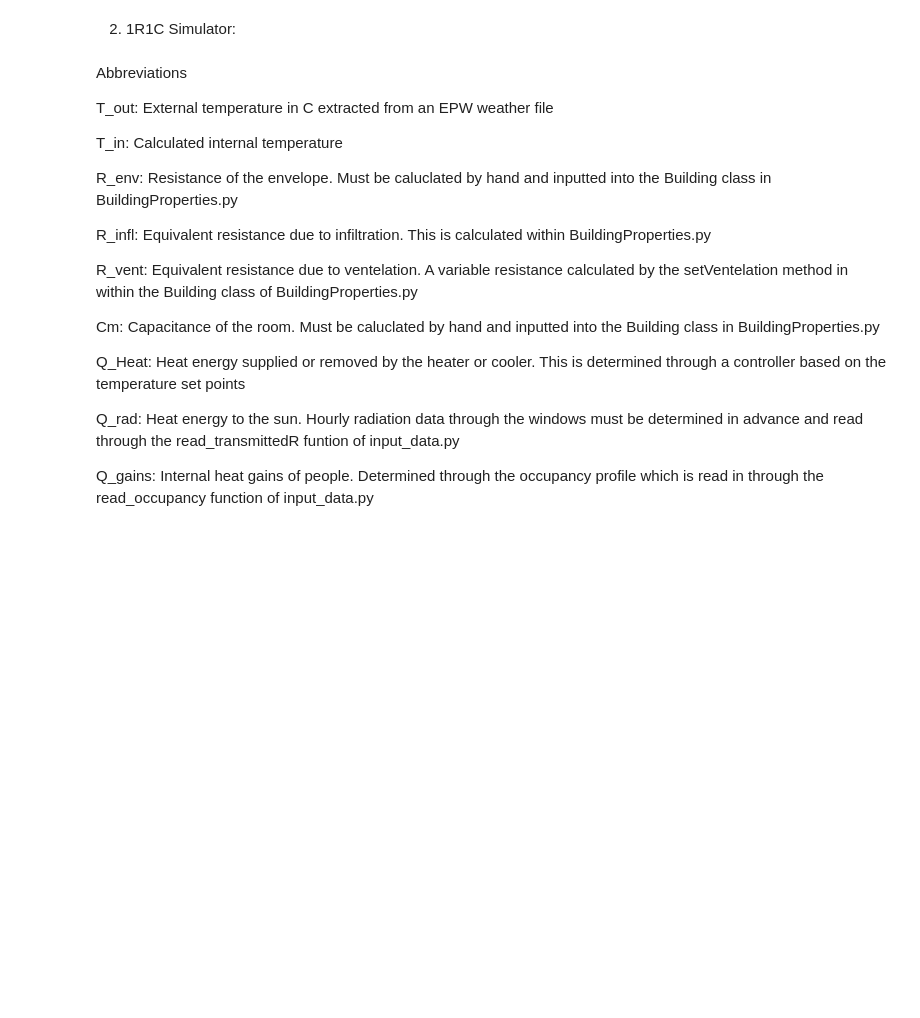
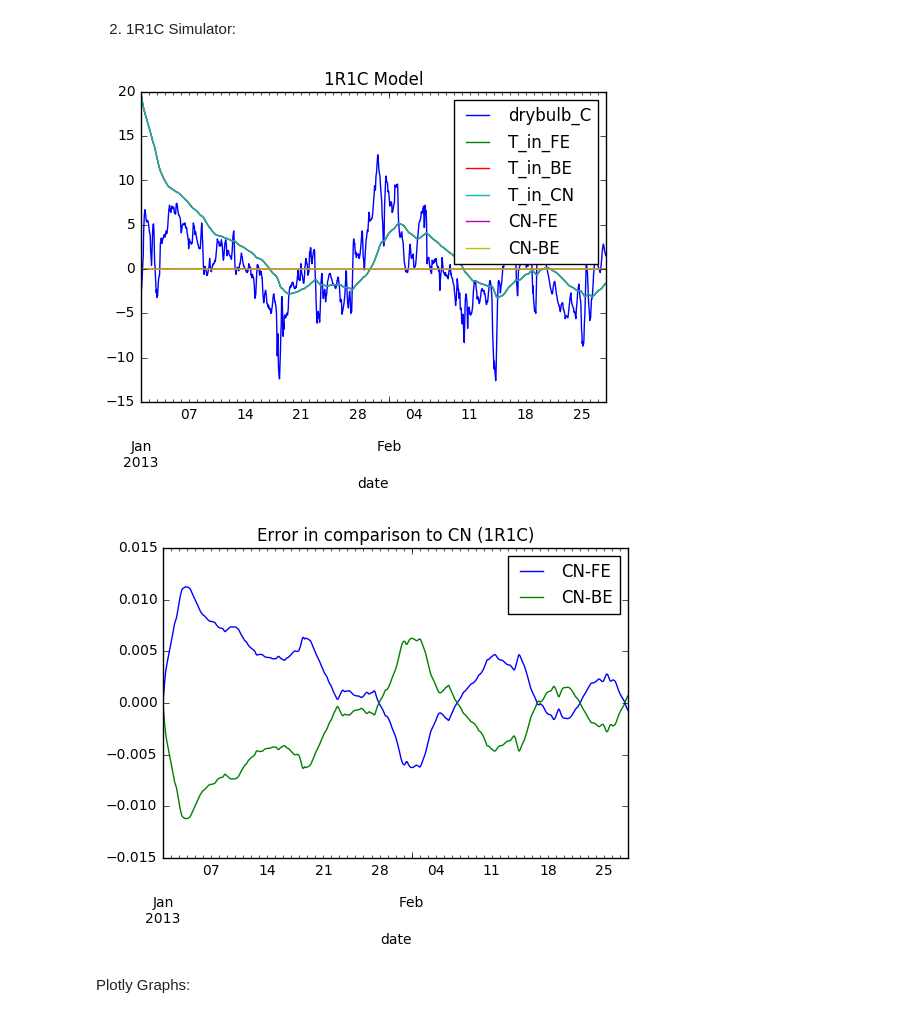
Before and after one commit to architecture-building-systems/ASF_Simulation, a Jupyter notebook: Simulation_Tool/New_SimulationEnvironment/j_main_notebook.ipynb, the cells around one changed output. Saved outputs shown, nothing was run; the diff lists cells and outputs as text; code cells hidden in the pictures; blank space fills up the shorter version.

```diff
--- a/Simulation_Tool/New_SimulationEnvironment/j_main_notebook.ipynb
+++ b/Simulation_Tool/New_SimulationEnvironment/j_main_notebook.ipynb
@@ -540,4 +496,34 @@ print data
 # %%
+"""
+main
+"""
+#Simulation parameters
+year = epw_year(weather_path)
+start = '01/01/%i' %year
+end =  '02/28/%i' %year
+
+#import data
+data = epw_data(['drybulb_C'])
+temperatures = date_range(start,end,data)
+T_out = temperatures['drybulb_C']
+box = building(Cm = 2.07,R_env = 42)
+
+#initialize conditions
+dt = 0.3
+temperatures = resample(temperatures,dt)
+T_out = temperatures['drybulb_C']
+steps = len(temperatures.index)
+
+T_in_init = 20 #initial internal temperature
+Data_Tin = []
+
+#no heating or cooling, no internal gains, no external gains.
+occ = occupancy(occupancy_path)
+occ = occ.astype('float64', raise_on_error = False) #Convert occupancy values to float
+
+#Qint = something * occ
+
+Qrad = radiation(radiation_path)
 
 
 ##differential equation parameters
@@ -552,57 +538,48 @@ def FE(T_in,dt): #takes initial internal temperature as input
     return Data_Tin
 
 #Backward Euler discretization
 def BE(T_in,dt): #takes initial internal temperature as input
     Data_Tin = []
     for i in range(0,steps):
         T_in = ((T_out[i]*dt)+(box.R_env*box.Cm*T_in))/(box.R_env*box.Cm + dt)
         Data_Tin.append(T_in)
     return Data_Tin
 
 #Crank Nicholson discretization
 def CN(T_in,dt): #takes initial internal temperature as input
     Data_Tin = []
     for i in range(0,steps):
         T_in = ((2*T_out[i]*dt)+T_in*(2*box.R_env*box.Cm - dt))/(2*box.R_env*box.Cm +dt)
         Data_Tin.append(T_in)
     return Data_Tin
 
 """
 x= pd.Series(FE(T_in_init,dt))
 x.plot()
 plt.show
 print x
 """
 
+temperatures['T_in_FE'] = pd.Series(FE(T_in_init,dt))
+temperatures['T_in_BE'] = pd.Series(BE(T_in_init,dt))
+temperatures['T_in_CN'] = pd.Series(CN(T_in_init,dt))
+temperatures['CN-FE'] = temperatures['T_in_CN'] - temperatures['T_in_FE']
+temperatures['CN-BE'] = temperatures['T_in_CN'] - temperatures['T_in_BE']
+temperatures = temperatures.set_index(['date'])
+temperatures.drop(['T_in_FE','T_in_BE','T_in_CN','drybulb_C'],axis=1)
+temperatures.plot(title='1R1C Model')
+plt.savefig('temperatures')
 
+error = temperatures.drop(['T_in_FE','T_in_BE','T_in_CN','drybulb_C'],axis=1)
+error.plot(title='Error in comparison to CN (1R1C)')
 
-temperatures['T_in-FE'] = pd.Series(FE(T_in_init,dt))
-temperatures['T_in-BE'] = pd.Series(BE(T_in_init,dt))
-temperatures['T_in-CN'] = pd.Series(CN(T_in_init,dt))
+#savepath = 'C:\Users\Zghiru\Documents\GitHub\RC_BuildingSimulator\Justin_Semseter_Project\Justin Semester Project Report\Images'
 
-temperatures = temperatures.set_index(['date'])
+plt.savefig('error')
 
-
-temperatures.plot()
 plt.show()
-print temperatures
+# %% [output]
+[figure, added]
+[figure, added]
-# %% [markdown]
-Abbreviations
-
-T_out: External temperature in C extracted from an EPW weather file
-
-T_in: Calculated internal temperature
-
-R_env: Resistance of the envelope. Must be caluclated by hand and inputted into the Building class in BuildingProperties.py
-
-R_infl: Equivalent resistance due to infiltration. This is calculated within BuildingProperties.py
-
-R_vent: Equivalent resistance due to ventelation. A variable resistance calculated by the setVentelation method in within the Building class of BuildingProperties.py
-
-Cm: Capacitance of the room. Must be caluclated by hand and inputted into the Building class in BuildingProperties.py
-
-Q_Heat: Heat energy supplied or removed by the heater or cooler. This is determined through a controller based on the temperature set points
-
-Q_rad: Heat energy to the sun. Hourly radiation data through the windows must be determined in advance and read through the read_transmittedR funtion of input_data.py
-
-Q_gains: Internal heat gains of people. Determined through the occupancy profile which is read in through the read_occupancy function of input_data.py
+# %% [markdown]
+Plotly Graphs:
```
Also changed, not shown: parts of 5 cells of this notebook, 9 other files.
